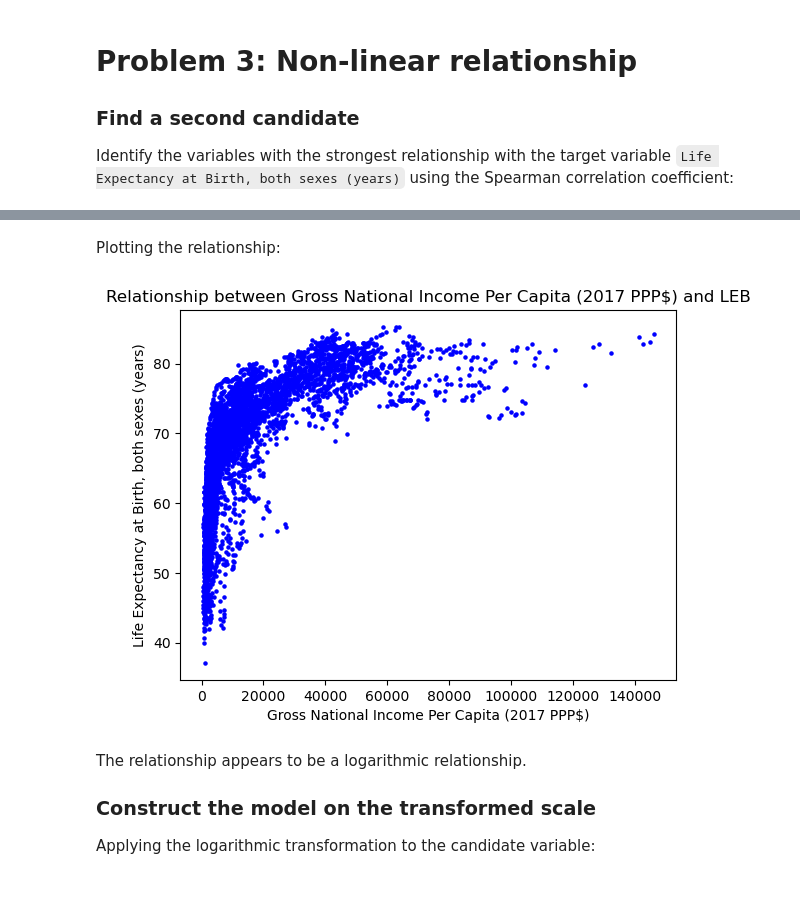
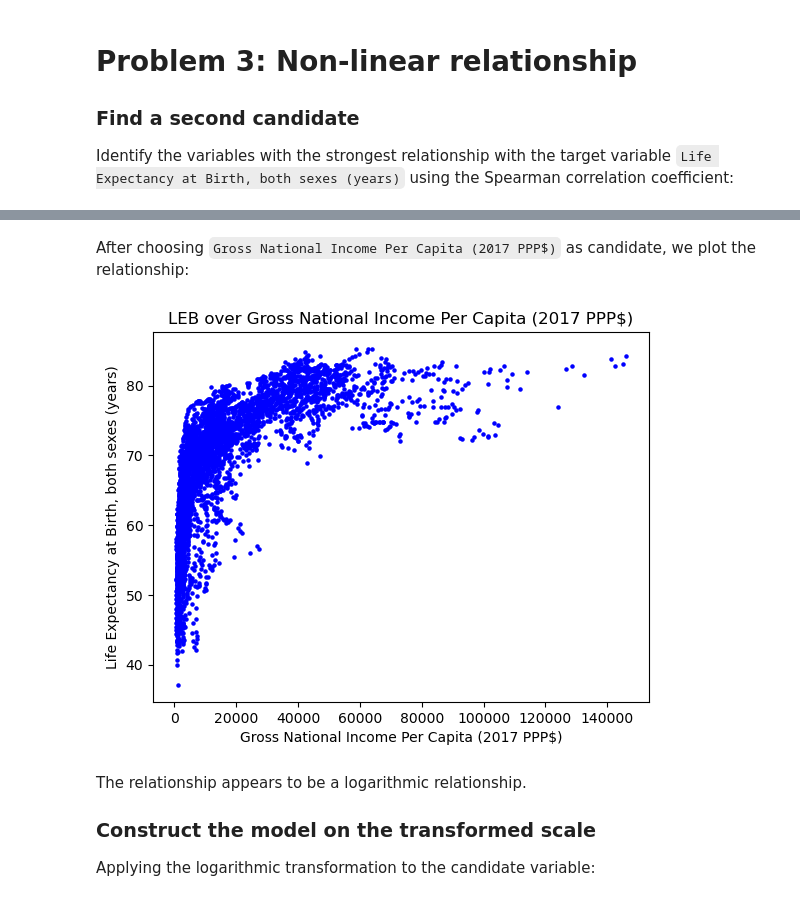
Before and after one commit to GiacomoGuidotto/DAT565, a Jupyter notebook: assignment-4/assignment-4.ipynb, the cells around one changed output, grey strips where cells are left out. Drawn from its saved outputs; the diff is of its cells as text; code cells hidden in the pictures.

```diff
--- a/assignment-4/assignment-4.ipynb
+++ b/assignment-4/assignment-4.ipynb
@@ -20,12 +27,19 @@ data_train, data_test = train_test_split(data, test_size=0.2, random_state=42)
 
 Identify the variables with the strongest relationship with the target variable `Life Expectancy at Birth, both sexes (years)` using the Pearson correlation coefficient:
 # %%
-target_variable = 'Life Expectancy at Birth, both sexes (years)'
+target_variable = \
+	'Life Expectancy at Birth, both sexes (years)'
 
-correlations = data_train.corr(method='pearson')[target_variable].sort_values(ascending=False)
+correlations = (
+	data_train
+	.corr(method='pearson')[target_variable]
+	.sort_values(ascending=False)
+)
 
 candidate_variable = correlations.index[1]
-print(f'Candidate variable: "{candidate_variable}"')
+print(
+	f'Candidate variable: "{candidate_variable}"'
+)
 # %% [output]
 Candidate variable: "Human Development Index (value)"
 # %% [markdown]
@@ -97,10 +118,16 @@ Correlation: 0.920387001630666
 
 Identify the variables with the strongest relationship with the target variable `Life Expectancy at Birth, both sexes (years)` using the Spearman correlation coefficient:
 # %%
-data_train = data_train.drop(columns=[candidate_variable])
+data_train = data_train.drop(
+	columns=[candidate_variable]
+)
 
-correlations = data_train.corr(method='spearman')
-correlations[target_variable].abs().sort_values(ascending=False)
+correlations = (
+	data_train
+	.corr(method='spearman')[target_variable]
+	.abs().sort_values(ascending=False)
+)
+correlations
 # %% [output]
 Life Expectancy at Birth, both sexes (years)                                       1.000000
 Gross National Income Per Capita (2017 PPP$)                                       0.864828
@@ -120,18 +147,26 @@ Population Sex Ratio, as of 1 July (males per 100 females)
 Country                                                                            0.014885
 Name: Life Expectancy at Birth, both sexes (years), dtype: float64
 # %% [markdown]
-Plotting the relationship:
+After choosing `Gross National Income Per Capita (2017 PPP$)` as candidate, we plot the relationship:
 # %%
 second_candidate_variables = 'Gross National Income Per Capita (2017 PPP$)'
 
-plt.scatter(data_train[second_candidate_variables], data_train[target_variable], color='blue', s=5)
-plt.title('Relationship between Gross National Income Per Capita (2017 PPP$) and LEB')
+plt.scatter(
+	data_train[second_candidate_variables],
+	data_train[target_variable],
+	color='blue', s=5
+)
+plt.title(
+	f'LEB over {second_candidate_variables}'
+)
 plt.xlabel(second_candidate_variables)
 plt.ylabel(target_variable)
 
-plt.savefig("scatter_plot_nonlinear_mono_model.png")
+plt.savefig(
+	"scatter_plot_nonlinear_mono_model.png"
+)
 # %% [output]
-[figure, old version]
+[figure, new version]
 # %% [markdown]
 The relationship appears to be a logarithmic relationship.
 
```
Also changed, not shown: parts of 8 cells of this notebook, 1 other file.
